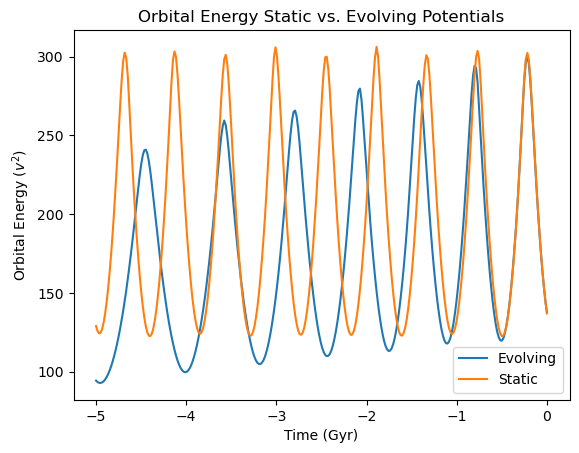
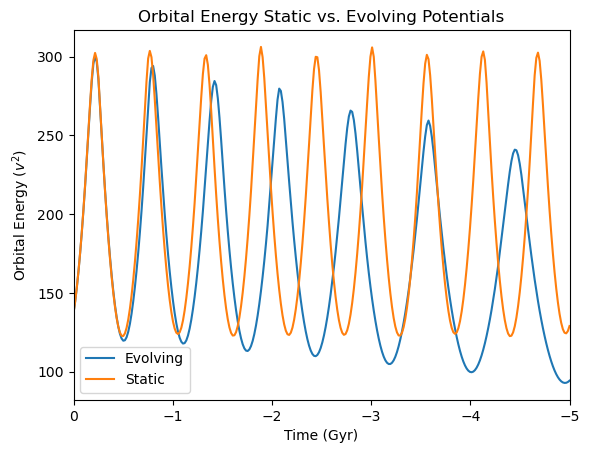
The change to this notebook cell's code, shown as a diff; its figure went from the first image to the second:
--- before
+++ after
@@ -5,2 +5,3 @@
 plt.ylabel('Orbital Energy ($v^2$)')
 plt.xlabel('Time (Gyr)')
+plt.xlim(0,-5)

Commit: stuff